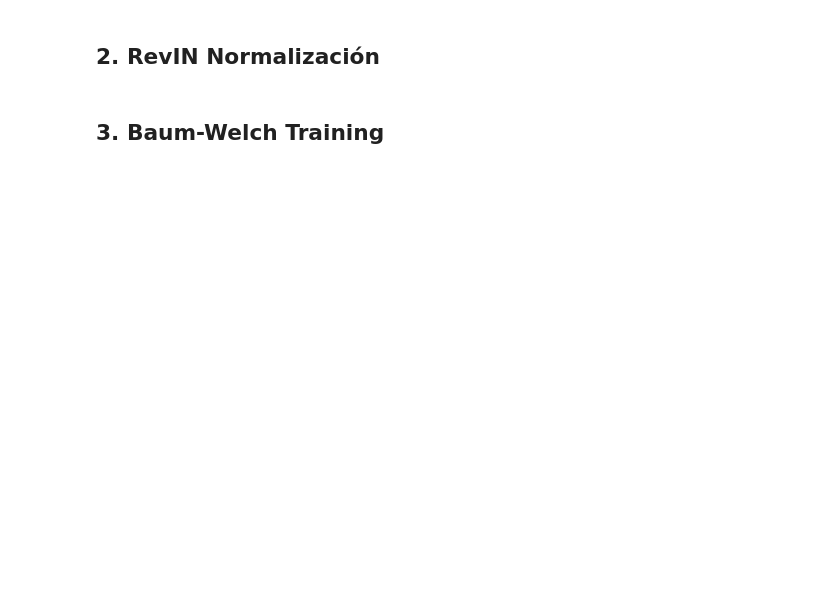
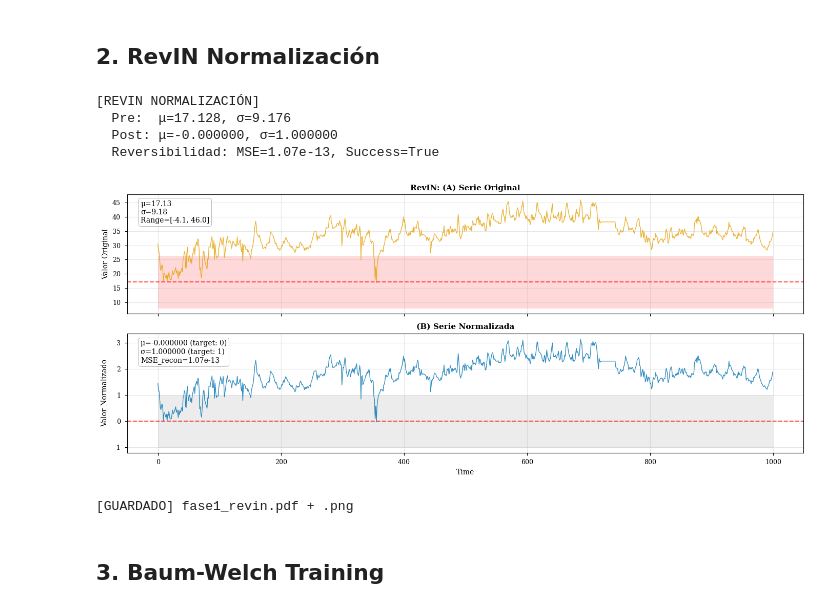
Before and after one commit to jaime-oriol/RITMO, a Jupyter notebook: notebooks/RITMO_pipeline_validation.ipynb, the cells around one changed output. Drawn from its saved outputs; the diff is of its cells as text; code cells hidden in the pictures; blank space fills up the shorter version.

```diff
--- a/notebooks/RITMO_pipeline_validation.ipynb
+++ b/notebooks/RITMO_pipeline_validation.ipynb
@@ -63,74 +71,55 @@ print(f'  Test:  {len(data_test)} samples')
 # %%
 revin = RevINNormalizer()
 normalized_data = revin.fit_transform(data_train)
 data_train_norm = normalized_data['train']
 stats = revin.get_statistics('train')
 
 success, mse = revin.validate_reconstruction(data_train, data_train_norm, 'train')
 
 print('[REVIN NORMALIZACIÓN]')
 print(f'  Pre:  μ={data_train.mean():.3f}, σ={data_train.std():.3f}')
 print(f'  Post: μ={data_train_norm.mean():.6f}, σ={data_train_norm.std():.6f}')
 print(f'  Reversibilidad: MSE={mse:.2e}, Success={success}')
 
-# VIZ MEJORADA: 3 paneles con estadísticas detalladas
-fig = plt.figure(figsize=(14, 8))
-gs = fig.add_gridspec(3, 2, height_ratios=[2, 2, 1])
-
-ax1 = fig.add_subplot(gs[0, :])
-ax2 = fig.add_subplot(gs[1, :])
-ax3 = fig.add_subplot(gs[2, 0])
-ax4 = fig.add_subplot(gs[2, 1])
-
+# VIZ: 2 paneles (antes/después) con stats
+fig, (ax1, ax2) = plt.subplots(2, 1, figsize=(14, 6), sharex=True)
 t_viz = 1000
 
-# Panel 1: Original
+# Panel 1: Original con estadísticas anotadas
 ax1.plot(data_train[:t_viz], color=colors_oi[0], linewidth=1, alpha=0.8)
-ax1.axhline(stats['mean'], color='red', linestyle='--', linewidth=1.5, alpha=0.7, label=f'μ={stats["mean"]:.2f}')
+ax1.axhline(stats['mean'], color='red', linestyle='--', linewidth=1.5, alpha=0.7)
 ax1.fill_between(range(t_viz), stats['mean']-stats['stdev'], stats['mean']+stats['stdev'],
-                alpha=0.15, color='red', label=f'μ±σ (σ={stats["stdev"]:.2f})')
+                alpha=0.15, color='red')
+ax1.text(0.02, 0.95, f"μ={stats['mean']:.2f}\nσ={stats['stdev']:.2f}\nRange=[{data_train.min():.1f}, {data_train.max():.1f}]",
+        transform=ax1.transAxes, fontsize=10, verticalalignment='top',
+        bbox=dict(boxstyle='round', facecolor='white', alpha=0.8))
 ax1.set_ylabel('Valor Original')
-ax1.set_title(f'(A) Serie Original | μ={stats["mean"]:.2f}, σ={stats["stdev"]:.2f}, Range=[{data_train.min():.2f}, {data_train.max():.2f}]',
-             fontweight='bold')
-ax1.legend(loc='upper right')
+ax1.set_title('RevIN: (A) Serie Original', fontweight='bold')
 ax1.grid(alpha=0.3)
 
-# Panel 2: Normalizada
+# Panel 2: Normalizada con validación
 ax2.plot(data_train_norm[:t_viz], color=colors_oi[4], linewidth=1, alpha=0.8)
-ax2.axhline(0, color='red', linestyle='--', linewidth=1.5, alpha=0.7, label='μ=0 (target)')
-ax2.fill_between(range(t_viz), -1, 1, alpha=0.15, color='gray', label='μ±σ (σ=1 target)')
+ax2.axhline(0, color='red', linestyle='--', linewidth=1.5, alpha=0.7)
+ax2.fill_between(range(t_viz), -1, 1, alpha=0.15, color='gray')
+ax2.text(0.02, 0.95, f"μ={data_train_norm.mean():.6f} (target: 0)\nσ={data_train_norm.std():.6f} (target: 1)\nMSE_recon={mse:.2e}",
+        transform=ax2.transAxes, fontsize=10, verticalalignment='top',
+        bbox=dict(boxstyle='round', facecolor='white', alpha=0.8))
 ax2.set_ylabel('Valor Normalizado')
 ax2.set_xlabel('Time')
-ax2.set_title(f'(B) Serie Normalizada | μ={data_train_norm.mean():.6f}, σ={data_train_norm.std():.6f}, MSE_recon={mse:.2e}',
-             fontweight='bold')
-ax2.legend(loc='upper right')
+ax2.set_title('(B) Serie Normalizada', fontweight='bold')
 ax2.grid(alpha=0.3)
 
-# Panel 3: Distribución Original
-ax3.hist(data_train, bins=50, color=colors_oi[0], alpha=0.7, edgecolor='black', density=True)
-x = np.linspace(data_train.min(), data_train.max(), 100)
-ax3.plot(x, stats.norm.pdf(x, stats['mean'], stats['stdev']), 'r--', linewidth=2, label='N(μ,σ²)')
-ax3.set_xlabel('Valor')
-ax3.set_ylabel('Densidad')
-ax3.set_title('(C) Distribución Original', fontweight='bold')
-ax3.legend()
-ax3.grid(alpha=0.3)
-
-# Panel 4: Distribución Normalizada
-ax4.hist(data_train_norm, bins=50, color=colors_oi[4], alpha=0.7, edgecolor='black', density=True)
-x_norm = np.linspace(data_train_norm.min(), data_train_norm.max(), 100)
-ax4.plot(x_norm, stats.norm.pdf(x_norm, 0, 1), 'r--', linewidth=2, label='N(0,1) target')
-ax4.set_xlabel('Valor')
-ax4.set_ylabel('Densidad')
-ax4.set_title('(D) Distribución Normalizada', fontweight='bold')
-ax4.legend()
-ax4.grid(alpha=0.3)
-
 plt.tight_layout()
-plt.savefig('notebooks/fase1_revin.pdf')
 plt.savefig('notebooks/fase1_revin.png', dpi=300)
 plt.show()
 print('\n[GUARDADO] fase1_revin.pdf + .png')
+# %% [output]
+[REVIN NORMALIZACIÓN]
+  Pre:  μ=17.128, σ=9.176
+  Post: μ=-0.000000, σ=1.000000
+  Reversibilidad: MSE=1.07e-13, Success=True
+[figure, added]
+[GUARDADO] fase1_revin.pdf + .png
 # %% [markdown]
 ## 3. Baum-Welch Training
 # %%
```
Also changed, not shown: parts of 6 cells of this notebook, 26 other files.
